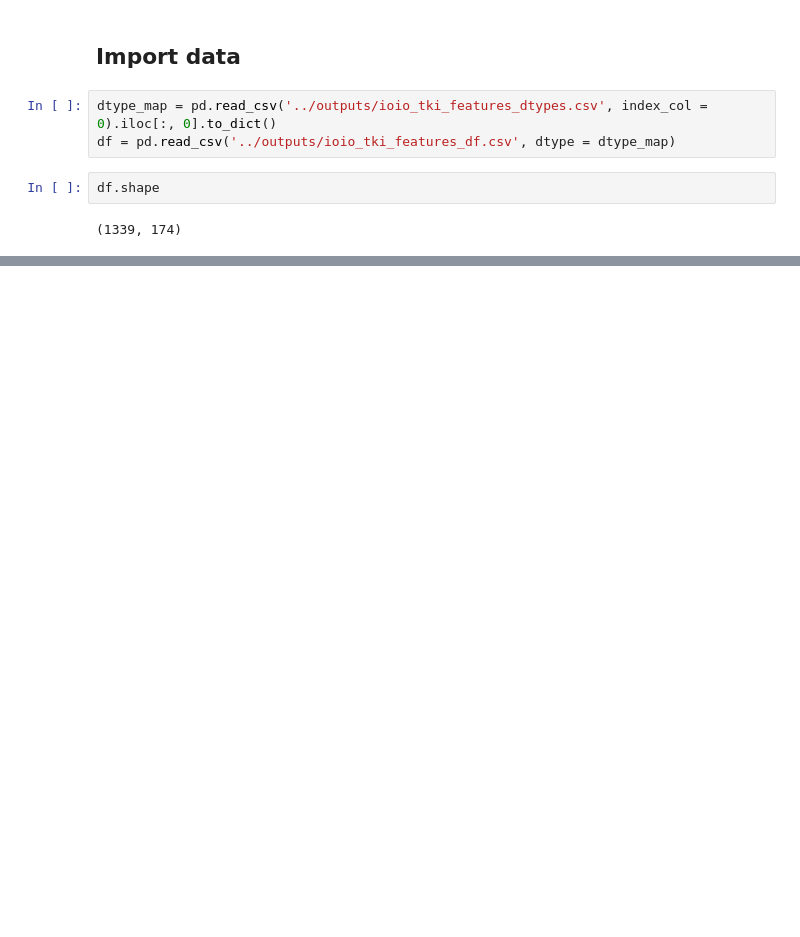
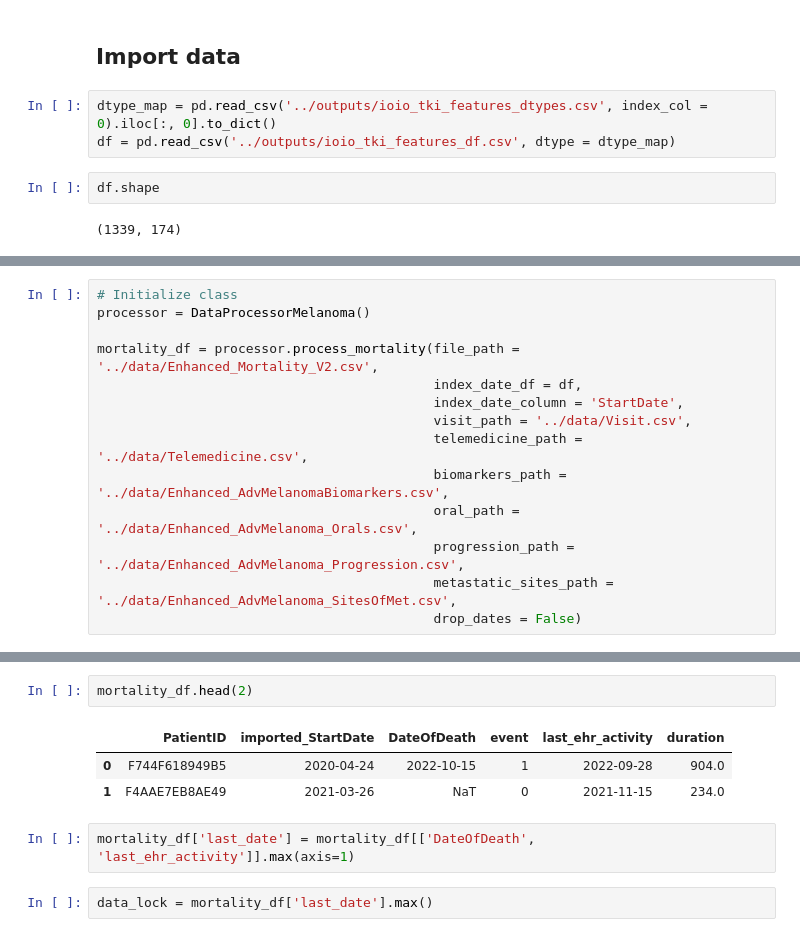
Before and after one commit to xavier-orcutt/io-heterogeneity, a Jupyter notebook: advMelanoma/notebooks/follow_up_adequacy.ipynb, the cells around one changed output, grey strips where cells are left out. Drawn from its saved outputs; the diff is of its cells as text; blank space fills up the shorter version.

```diff
--- a/advMelanoma/notebooks/follow_up_adequacy.ipynb
+++ b/advMelanoma/notebooks/follow_up_adequacy.ipynb
@@ -15,0 +42,14 @@ df.shape
+# %%
+# Initialize class
+processor = DataProcessorMelanoma()
+
+mortality_df = processor.process_mortality(file_path = '../data/Enhanced_Mortality_V2.csv',
+                                           index_date_df = df,
+                                           index_date_column = 'StartDate',
+                                           visit_path = '../data/Visit.csv',
+                                           telemedicine_path = '../data/Telemedicine.csv',
+                                           biomarkers_path = '../data/Enhanced_AdvMelanomaBiomarkers.csv',
+                                           oral_path = '../data/Enhanced_AdvMelanoma_Orals.csv',
+                                           progression_path = '../data/Enhanced_AdvMelanoma_Progression.csv',
+                                           metastatic_sites_path = '../data/Enhanced_AdvMelanoma_SitesOfMet.csv',
+                                           drop_dates = False)
@@ -15,0 +61,10 @@ df.shape
+# %%
+mortality_df.head(2)
+# %% [output]
+|  | PatientID | imported_StartDate | DateOfDeath | event | last_ehr_activity | duration |
+| 0 | F744F618949B5 | 2020-04-24 | 2022-10-15 | 1 | 2022-09-28 | 904.0 |
+| 1 | F4AAE7EB8AE49 | 2021-03-26 | NaT | 0 | 2021-11-15 | 234.0 |
+# %%
+mortality_df['last_date'] = mortality_df[['DateOfDeath', 'last_ehr_activity']].max(axis=1)
+# %%
+data_lock = mortality_df['last_date'].max()
```
Also changed, not shown: parts of 17 cells of this notebook, 7 other files.
